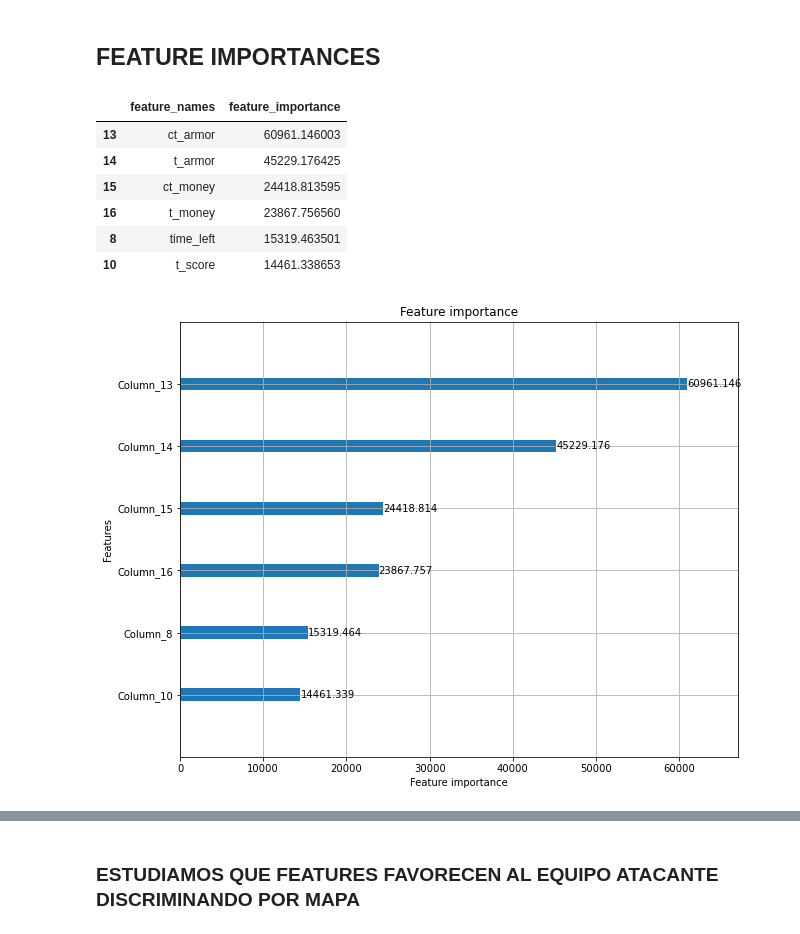
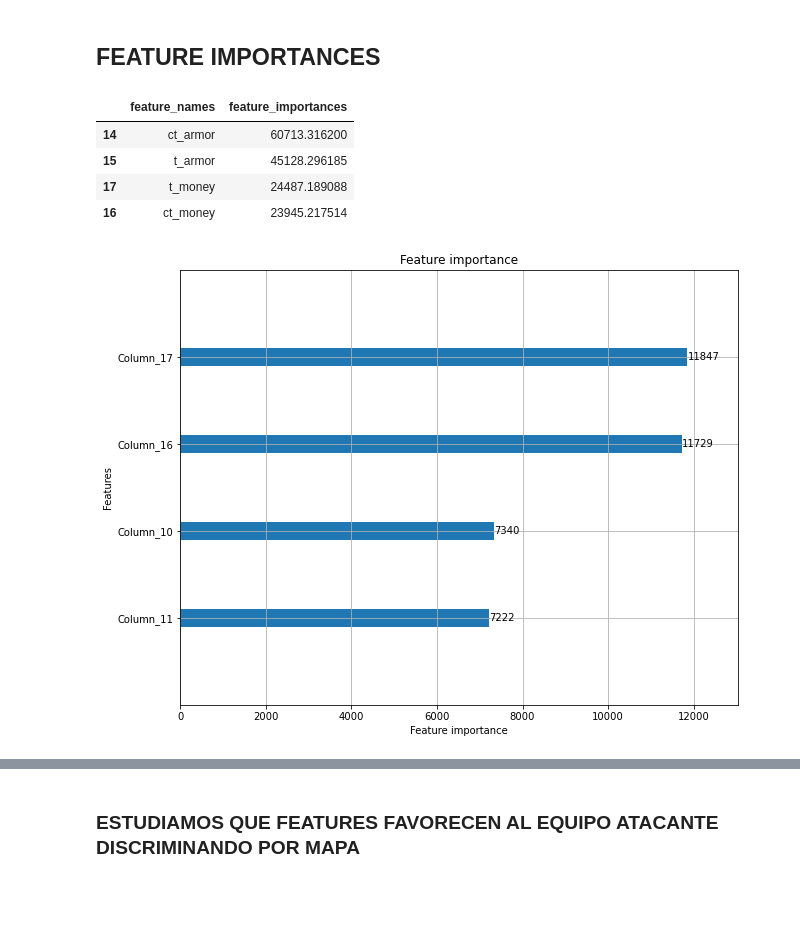
Before and after one commit to Csuarezgurruchaga/Digital-House, a Jupyter notebook: Trabajo Practico/Practico_4/cs_go_grupo5.ipynb, the cells around one changed output, grey strips where cells are left out. Drawn from its saved outputs; the diff is of its cells as text; code cells hidden in the pictures; blank space fills up the shorter version.

```diff
--- a/Trabajo Practico/Practico_4/cs_go_grupo5.ipynb
+++ b/Trabajo Practico/Practico_4/cs_go_grupo5.ipynb
@@ -258,7 +258,7 @@ class MakeDummies(BaseEstimator, TransformerMixin):
         return self
 
     def transform(self, X, y=None):
-        X1 = pd.get_dummies(X, columns = self.columns, drop_first = True)
+        X1 = pd.get_dummies(X, columns = self.columns, drop_first = False)
         self.feature_names = X1.columns.tolist()
         return X1
 
@@ -559,20 +560,18 @@ feature_importances = best_model[2].feature_importances_
 
 importance = pd.DataFrame({'feature_names': feature_names, 'feature_importances': feature_importances})
 
-importance_sorted =importance.sort_values('feature_importances', ascending = False).head(6)
+importance_sorted =importance.sort_values('feature_importances', ascending = False).head(4)
 
 importance_sorted
 # %% [output]
-|  | feature_names | feature_importance |
-| 13 | ct_armor | 60961.146003 |
-| 14 | t_armor | 45229.176425 |
-| 15 | ct_money | 24418.813595 |
-| 16 | t_money | 23867.756560 |
-| 8 | time_left | 15319.463501 |
-| 10 | t_score | 14461.338653 |
+|  | feature_names | feature_importances |
+| 14 | ct_armor | 60713.316200 |
+| 15 | t_armor | 45128.296185 |
+| 17 | t_money | 24487.189088 |
+| 16 | ct_money | 23945.217514 |
 # %%
-plot_importance(best_model[2], figsize =(10,8), max_num_features=6)
+plot_importance(best_model[2], figsize =(10,8), max_num_features=4)
 plt.show()
 # %% [output]
-[figure, old version]
+[figure, new version]
 # %% [markdown]
```
Also changed, not shown: parts of 38 cells of this notebook, 1 other file.
